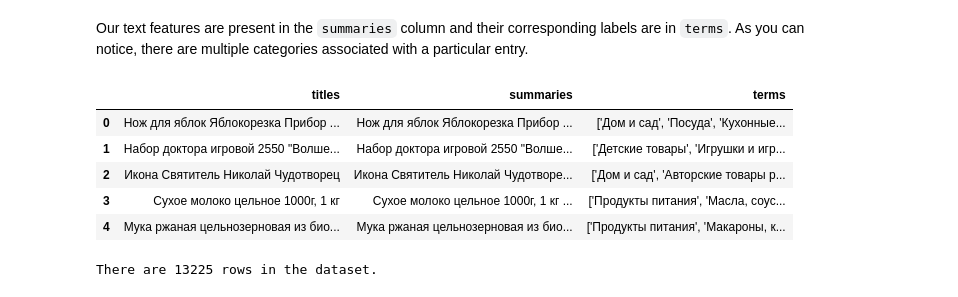
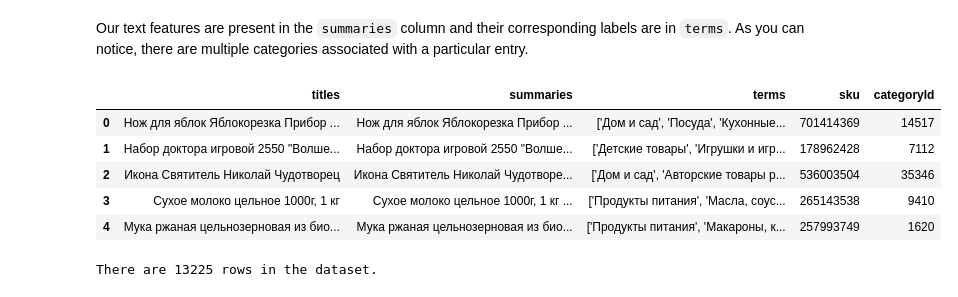
Before and after one commit to Wgmlgz/product-category-classification, a Jupyter notebook: sus.ipynb, the cells around one changed output. Drawn from its saved outputs; the diff is of its cells as text; code cells hidden in the pictures.

```diff
--- a/sus.ipynb
+++ b/sus.ipynb
@@ -61,37 +59,41 @@ particular entry.
 # %%
 import json
 
 
 def prepare_json(path: str, out_path: str):
     obj = json.loads(open(path, 'r', encoding='utf-8').read())
     data = []
     for key in obj:
         row = obj[key]
         if row['title'] is not None and row['description'] is not None and row['category'] is not None and row['hierarchy'] is not None:
             if row['title'].strip() != '' and row['description'].strip() != '' and row['category'].strip() != '' and row['hierarchy'].strip() != '':
                 tree = row['hierarchy'].split('/')
-                # row['category'] = str([tree[min(5, len(tree) - 1)]])
+                row['category'] = str([tree[min(5, len(tree) - 1)]])
                 # row['category'] = str([row['category']])
                 row['category'] = str(tree[:3])
 
                 data.append(obj[key])
 
     df = pd.json_normalize(data)
-    df = df.rename(columns={"title": "titles", "category": "terms", 'description': 'summaries'})
-    df = df[['titles', 'summaries', 'terms']]
+    df = df.rename(columns={"title": "titles",
+                   "category": "terms", 'description': 'summaries'})
+    df = df[[
+        'titles', 'summaries', 'terms', 'sku', 'categoryId', 'url'
+    ]]
     df.to_csv(out_path)
     return df
+
 
 arxiv_data = prepare_json('./parse/products_data/found.json', './dataset.csv')
 arxiv_data['summaries'] = arxiv_data['titles'] + ' ' + arxiv_data['summaries']
 arxiv_data.head()
 # %% [output]
-|  | titles | summaries | terms |
-| 0 | Нож для яблок Яблокорезка Прибор ... | Нож для яблок Яблокорезка Прибор ... | ['Дом и сад', 'Посуда', 'Кухонные... |
-| 1 | Набор доктора игровой 2550 "Волше... | Набор доктора игровой 2550 "Волше... | ['Детские товары', 'Игрушки и игр... |
-| 2 | Икона Святитель Николай Чудотворец | Икона Святитель Николай Чудотворе... | ['Дом и сад', 'Авторские товары р... |
-| 3 | Сухое молоко цельное 1000г, 1 кг | Сухое молоко цельное 1000г, 1 кг ... | ['Продукты питания', 'Масла, соус... |
-| 4 | Мука ржаная цельнозерновая из био... | Мука ржаная цельнозерновая из био... | ['Продукты питания', 'Макароны, к... |
+|  | titles | summaries | terms | sku | categoryId |
+| 0 | Нож для яблок Яблокорезка Прибор ... | Нож для яблок Яблокорезка Прибор ... | ['Дом и сад', 'Посуда', 'Кухонные... | 701414369 | 14517 |
+| 1 | Набор доктора игровой 2550 "Волше... | Набор доктора игровой 2550 "Волше... | ['Детские товары', 'Игрушки и игр... | 178962428 | 7112 |
+| 2 | Икона Святитель Николай Чудотворец | Икона Святитель Николай Чудотворе... | ['Дом и сад', 'Авторские товары р... | 536003504 | 35346 |
+| 3 | Сухое молоко цельное 1000г, 1 кг | Сухое молоко цельное 1000г, 1 кг ... | ['Продукты питания', 'Масла, соус... | 265143538 | 9410 |
+| 4 | Мука ржаная цельнозерновая из био... | Мука ржаная цельнозерновая из био... | ['Продукты питания', 'Макароны, к... | 257993749 | 1620 |
 # %%
 print(f"There are {len(arxiv_data)} rows in the dataset.")
 # %% [output]
```
Also changed, not shown: parts of 1 cell of this notebook, 6 other files.
